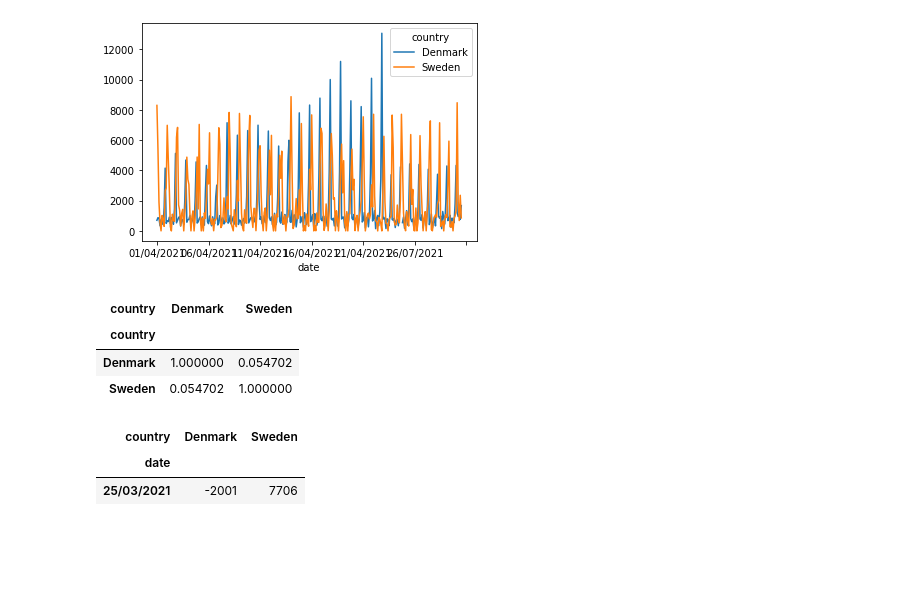
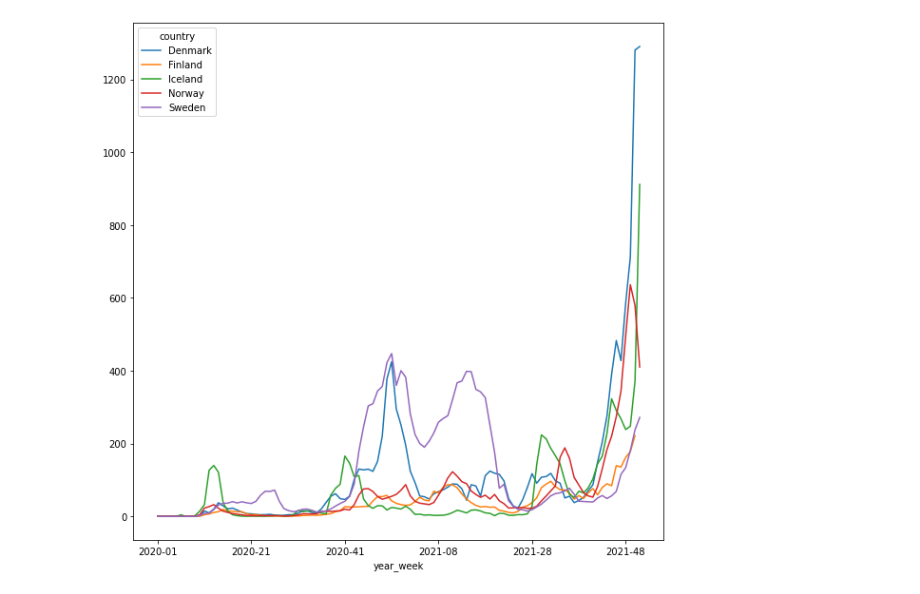
Before and after one commit to cerionXLII/Covid19_Study, a Jupyter notebook: Covid19 Study.ipynb, the cells around one changed output. Saved outputs shown, nothing was run; the diff lists cells and outputs as text; code cells hidden in the pictures; blank space fills up the shorter version.

Commit message:
Covid-19 study by week for nordic countries.

```diff
--- a/Covid19 Study.ipynb
+++ b/Covid19 Study.ipynb
@@ -42,3 +133,0 @@ df_nordic
-# %%
-df_nordic.rename(columns={"dateRep": "date", "countriesAndTerritories": "country"}, inplace=True)
-df_nordic
@@ -59,4 +133,0 @@ df_nordic
-# %%
-#Remove negative values and any nans
-df_nordic = df_nordic[df_nordic['cases'] >= 0]
-np.sum(df_nordic.isna())
@@ -68,4 +134,4 @@ dtype: int64
 # %%
-df_stats = df_nordic.pivot(index='date', columns='country', values='cases')
+df_stats = df_nordic.pivot(index='year_week', columns='country', values='weekly_cases_per_100k')
 df_stats.head()
 # %% [output]
@@ -79,4 +144,0 @@ df_stats.head()
-# %%
-#Remove the first row, since it is an aggregate of prev year data
-df_stats = df_stats.iloc[1:]
-df_stats.head()
@@ -91,17 +155,4 @@ df_stats.head()
 # %%
-df_stats.plot();
+df_stats.plot(figsize=(10,10));
 # %% [output]
-[figure, old version]
+[figure, new version]
-# %%
-df_stats.corr()
-# %% [output]
-| country | Denmark | Sweden |
-| country |  |  |
-| Denmark | 1.000000 | 0.054702 |
-| Sweden | 0.054702 | 1.000000 |
-# %%
-df_stats[df_stats['Denmark'] > 0]
-# %% [output]
-| country | Denmark | Sweden |
-| date |  |  |
-| 25/03/2021 | -2001 | 7706 |
```
Also changed, not shown: parts of 24 cells of this notebook.
